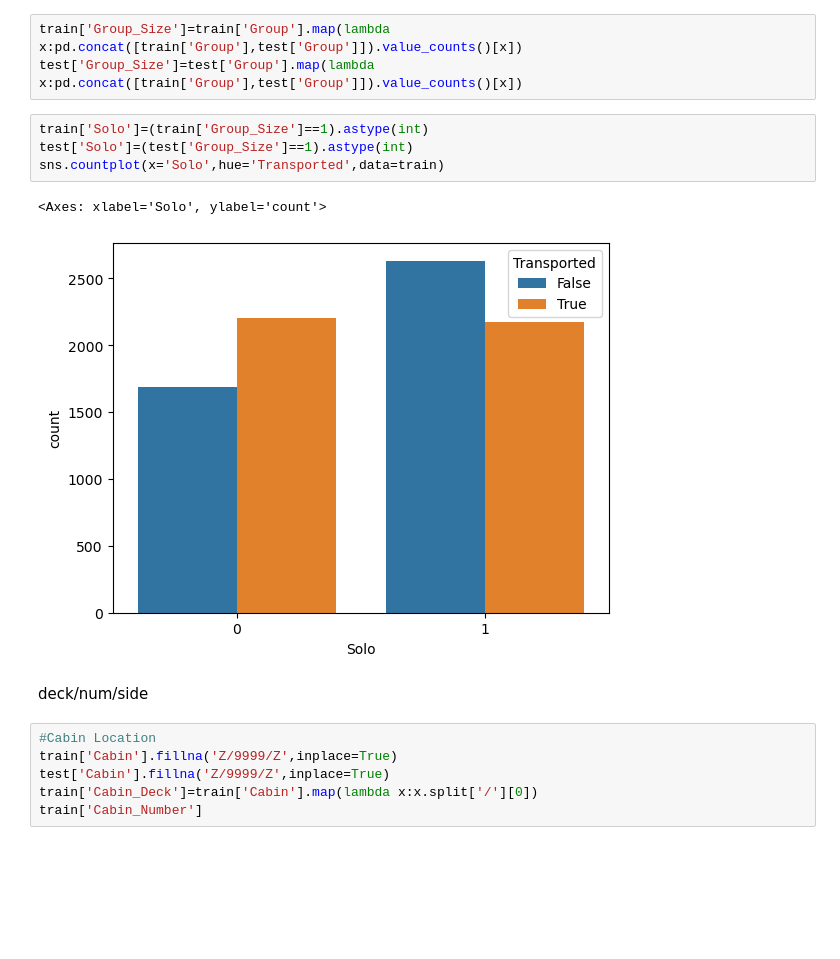
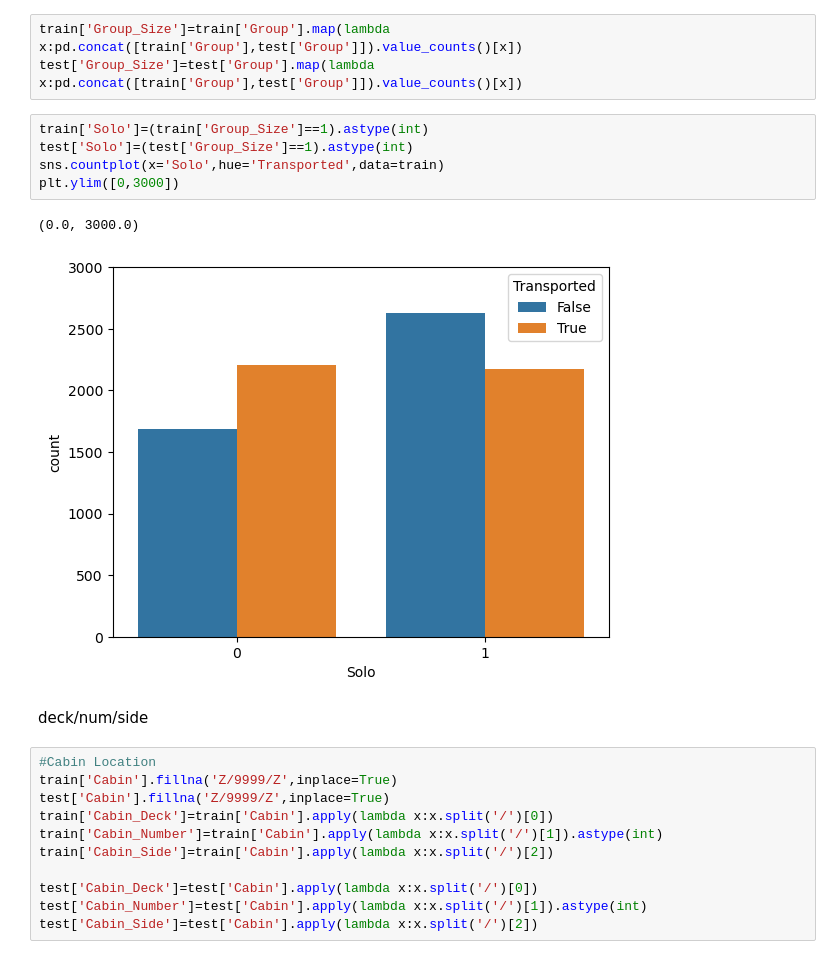
Before and after one commit to manishbhatia7/kaggle, a Jupyter notebook: input/spaceship-titanic/notebook.ipynb, the cells around one changed output. Cells and saved outputs as stored; diff of their text form; blank space fills up the shorter version.

```diff
--- a/input/spaceship-titanic/notebook.ipynb
+++ b/input/spaceship-titanic/notebook.ipynb
@@ -262,15 +262,21 @@ test['Group_Size']=test['Group'].map(lambda x:pd.concat([train['Group'],test['Gr
 # %%
 train['Solo']=(train['Group_Size']==1).astype(int)
 test['Solo']=(test['Group_Size']==1).astype(int)
 sns.countplot(x='Solo',hue='Transported',data=train)
+plt.ylim([0,3000])
 # %% [output]
-<Axes: xlabel='Solo', ylabel='count'>
+(0.0, 3000.0)
-[figure, old version]
+[figure, new version]
 # %% [markdown]
 deck/num/side
 # %%
 #Cabin Location
 train['Cabin'].fillna('Z/9999/Z',inplace=True)
 test['Cabin'].fillna('Z/9999/Z',inplace=True)
-train['Cabin_Deck']=train['Cabin'].map(lambda x:x.split['/'][0])
-train['Cabin_Number']
+train['Cabin_Deck']=train['Cabin'].apply(lambda x:x.split('/')[0])
+train['Cabin_Number']=train['Cabin'].apply(lambda x:x.split('/')[1]).astype(int)
+train['Cabin_Side']=train['Cabin'].apply(lambda x:x.split('/')[2])
+
+test['Cabin_Deck']=test['Cabin'].apply(lambda x:x.split('/')[0])
+test['Cabin_Number']=test['Cabin'].apply(lambda x:x.split('/')[1]).astype(int)
+test['Cabin_Side']=test['Cabin'].apply(lambda x:x.split('/')[2])
```
Also changed, not shown: parts of 1 cell of this notebook.
